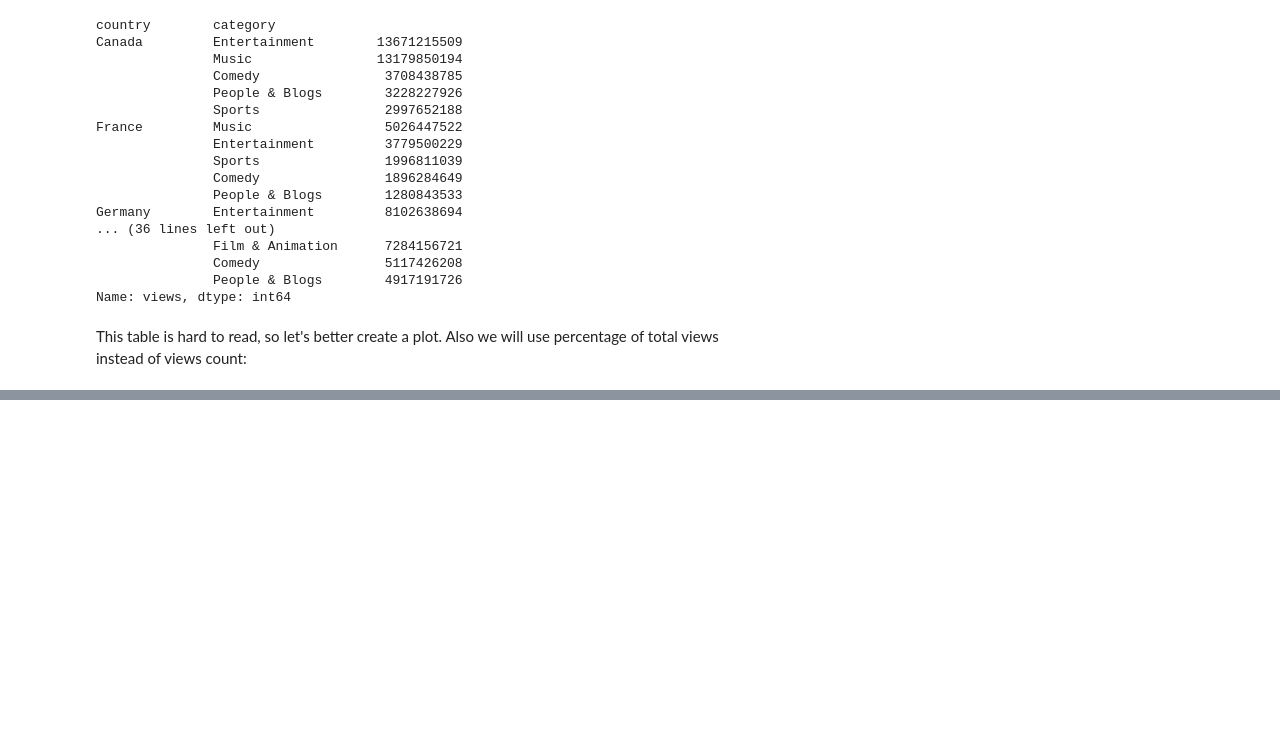
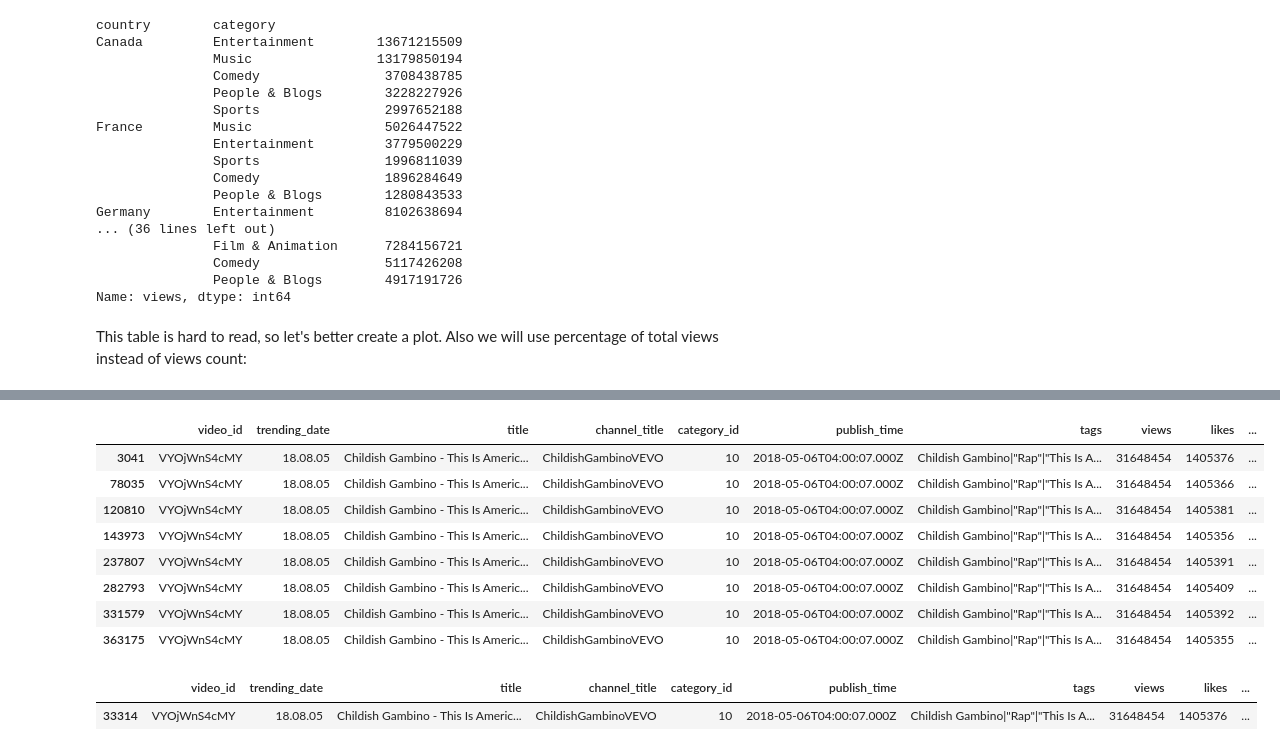
Before and after one commit to Eugeniy-Makarevich/Youtube-trending-videos, a Jupyter notebook: youtube_videos.ipynb, the cells around one changed output, grey strips where cells are left out. Drawn from its saved outputs; the diff is of its cells as text; code cells hidden in the pictures; blank space fills up the shorter version.

```diff
--- a/youtube_videos.ipynb
+++ b/youtube_videos.ipynb
@@ -230,0 +329,20 @@ As we can see, most people prefer Entertainment and Music videos on Youtube and
+# %%
+filt = ( df['video_id'] == 'VYOjWnS4cMY') & (df['trending_date'] == '18.08.05')
+df[filt]
+# %% [output]
+|  | video_id | trending_date | title | channel_title | category_id | publish_time | tags | views | likes | ... |
+| 3041 | VYOjWnS4cMY | 18.08.05 | Childish Gambino - This Is Americ... | ChildishGambinoVEVO | 10 | 2018-05-06T04:00:07.000Z | Childish Gambino|"Rap"|"This Is A... | 31648454 | 1405376 | ... |
+| 78035 | VYOjWnS4cMY | 18.08.05 | Childish Gambino - This Is Americ... | ChildishGambinoVEVO | 10 | 2018-05-06T04:00:07.000Z | Childish Gambino|"Rap"|"This Is A... | 31648454 | 1405366 | ... |
+| 120810 | VYOjWnS4cMY | 18.08.05 | Childish Gambino - This Is Americ... | ChildishGambinoVEVO | 10 | 2018-05-06T04:00:07.000Z | Childish Gambino|"Rap"|"This Is A... | 31648454 | 1405381 | ... |
+| 143973 | VYOjWnS4cMY | 18.08.05 | Childish Gambino - This Is Americ... | ChildishGambinoVEVO | 10 | 2018-05-06T04:00:07.000Z | Childish Gambino|"Rap"|"This Is A... | 31648454 | 1405356 | ... |
+| 237807 | VYOjWnS4cMY | 18.08.05 | Childish Gambino - This Is Americ... | ChildishGambinoVEVO | 10 | 2018-05-06T04:00:07.000Z | Childish Gambino|"Rap"|"This Is A... | 31648454 | 1405391 | ... |
+| 282793 | VYOjWnS4cMY | 18.08.05 | Childish Gambino - This Is Americ... | ChildishGambinoVEVO | 10 | 2018-05-06T04:00:07.000Z | Childish Gambino|"Rap"|"This Is A... | 31648454 | 1405409 | ... |
+| 331579 | VYOjWnS4cMY | 18.08.05 | Childish Gambino - This Is Americ... | ChildishGambinoVEVO | 10 | 2018-05-06T04:00:07.000Z | Childish Gambino|"Rap"|"This Is A... | 31648454 | 1405392 | ... |
+| 363175 | VYOjWnS4cMY | 18.08.05 | Childish Gambino - This Is Americ... | ChildishGambinoVEVO | 10 | 2018-05-06T04:00:07.000Z | Childish Gambino|"Rap"|"This Is A... | 31648454 | 1405355 | ... |
+# %%
+dfCA = pd.read_csv('CAvideos.csv', encoding='utf-8')
+filt = ( dfCA['video_id'] == 'VYOjWnS4cMY') & (dfCA['trending_date'] == '18.08.05')
+dfCA.loc[filt]
+# %% [output]
+|  | video_id | trending_date | title | channel_title | category_id | publish_time | tags | views | likes | ... |
+| 33314 | VYOjWnS4cMY | 18.08.05 | Childish Gambino - This Is Americ... | ChildishGambinoVEVO | 10 | 2018-05-06T04:00:07.000Z | Childish Gambino|"Rap"|"This Is A... | 31648454 | 1405376 | ... |
```
Also changed, not shown: parts of 25 cells of this notebook.
